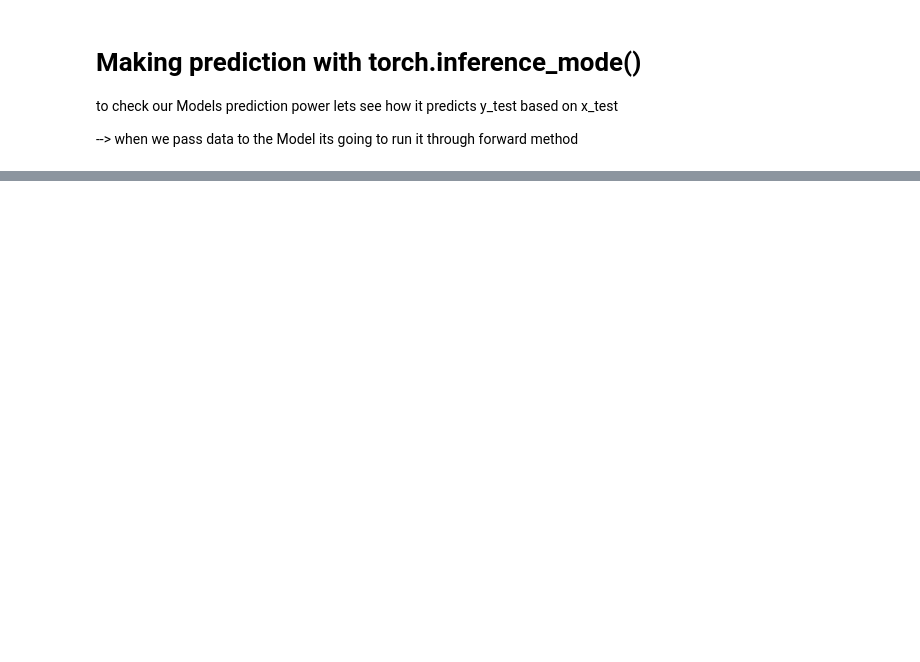
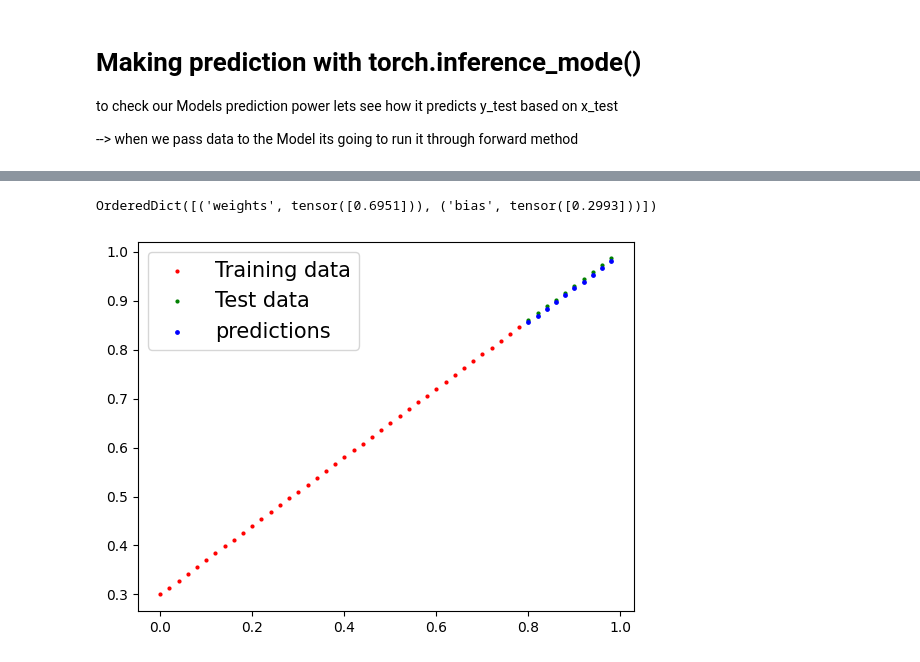
Before and after one commit to pr31988/PyTorch-Fundamentals, a Jupyter notebook: _PyTorch_WorkFlow_01.ipynb, the cells around one changed output, grey strips where cells are left out. Saved outputs shown, nothing was run; the diff lists cells and outputs as text; code cells hidden in the pictures; blank space fills up the shorter version.

Commit message:
training the Model

```diff
--- a/_PyTorch_WorkFlow_01.ipynb
+++ b/_PyTorch_WorkFlow_01.ipynb
@@ -193,0 +212,7 @@ plot_prediction(predictions=y_preds)
+# %%
+# loss function
+loss_fn = nn.L1Loss()
+
+# optimizer SGD (Scholistic Gradient Descent)
+optim_fn = torch.optim.SGD(params=model_0.parameters(),
+                           lr=0.01) # learning rate --> its a hyperparameter set manually, rate at which the loss
@@ -193,0 +230,37 @@ plot_prediction(predictions=y_preds)
+# %%
+torch.manual_seed(42)
+
+epochs = 110  # its a hyper parameter
+
+### Training
+# 0. loop through data
+for epoch in range(epochs):
+
+# set the model to training mode
+  model_0.train()
+
+# 1. forward Pass
+  y_preds = model_0(X_train)
+
+#2. calculate the loss function
+  loss = loss_fn(y_preds, y_train)
+
+# 3. optimizer zero grad
+  optim_fn.zero_grad()
+
+# 4. perform backward propagation on the loss with respect to the parameters in the model (calculate gradients of each parameter)
+  loss.backward()
+
+#5. optimizer step (perform gradient descent)
+  optim_fn.step() # step the optimizer, to update the model's parameters with respect to the gradients calculated by step(4)
+#
+model_0.state_dict()
+# %% [output]
+OrderedDict([('weights', tensor([0.6951])), ('bias', tensor([0.2993]))])
+# %%
+with torch.inference_mode():
+  y_preds_new = model_0(X_test)
+# %%
+plot_prediction(predictions=y_preds_new)
+# %% [output]
+[figure, added]
```
Also changed, not shown: parts of 10 cells of this notebook.
